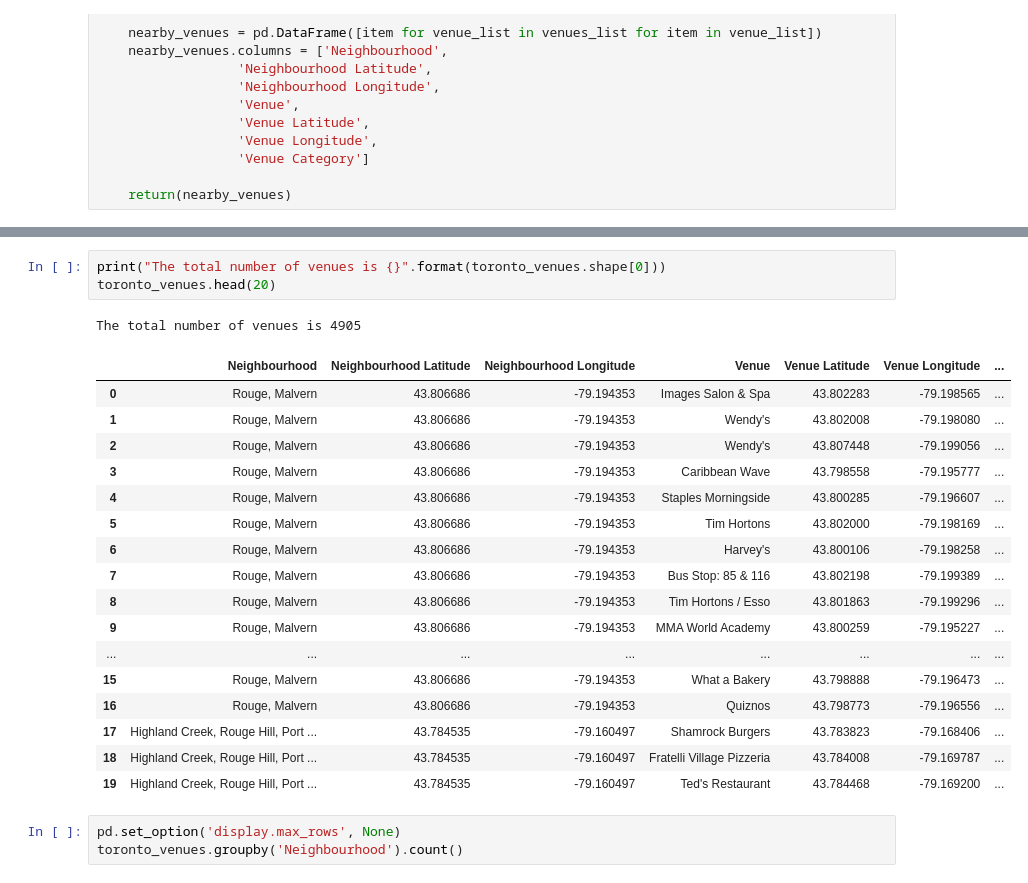
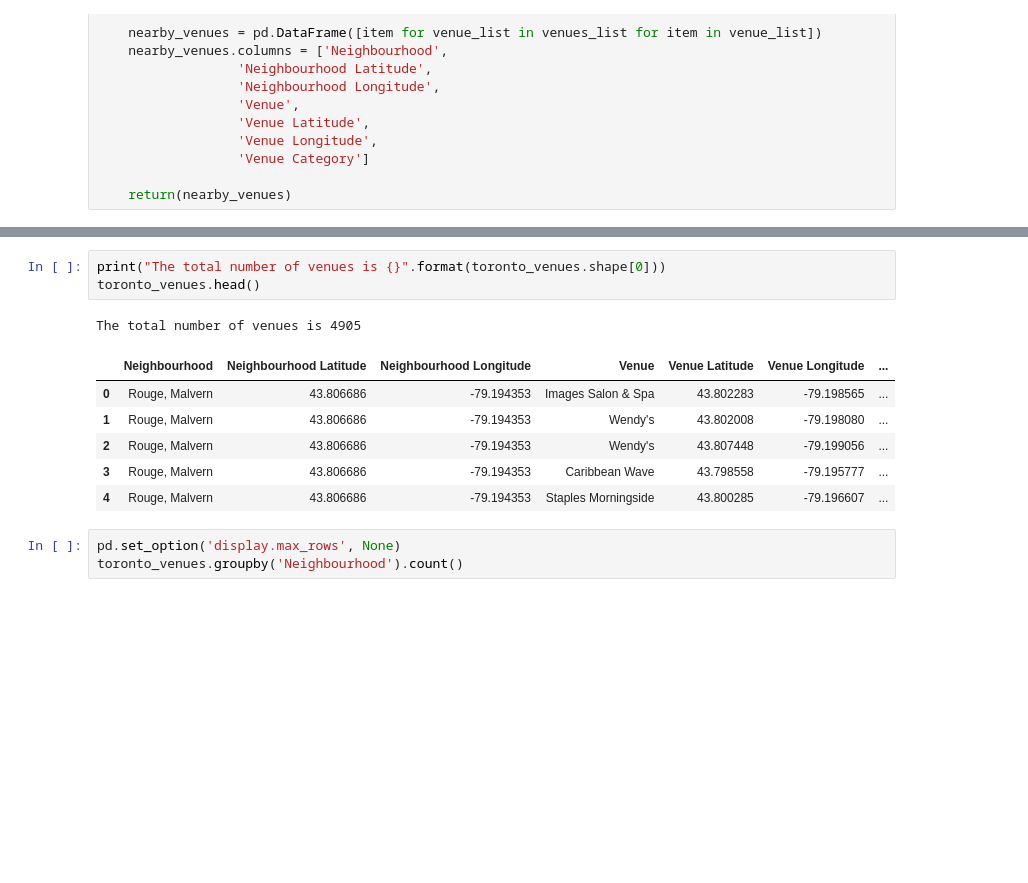
Before and after one commit to gegdd/Coursera_Capstone, a Jupyter notebook: DS_Capstone_Segmenting_Clustering.ipynb, the cells around one changed output, grey strips where cells are left out. Cells and saved outputs as stored; diff of their text form; blank space fills up the shorter version.

```diff
--- a/DS_Capstone_Segmenting_Clustering.ipynb
+++ b/DS_Capstone_Segmenting_Clustering.ipynb
@@ -443,26 +443,15 @@ Albion Gardens, Beaumond Heights, Humbergate, Jamestown, Mount Olive, Silverston
 Northwest
 # %%
 print("The total number of venues is {}".format(toronto_venues.shape[0]))
-toronto_venues.head(20)
+toronto_venues.head()
 # %% [output]
 The total number of venues is 4905
 |  | Neighbourhood | Neighbourhood Latitude | Neighbourhood Longitude | Venue | Venue Latitude | Venue Longitude | ... |
 | 0 | Rouge, Malvern | 43.806686 | -79.194353 | Images Salon & Spa | 43.802283 | -79.198565 | ... |
 | 1 | Rouge, Malvern | 43.806686 | -79.194353 | Wendy's | 43.802008 | -79.198080 | ... |
 | 2 | Rouge, Malvern | 43.806686 | -79.194353 | Wendy's | 43.807448 | -79.199056 | ... |
 | 3 | Rouge, Malvern | 43.806686 | -79.194353 | Caribbean Wave | 43.798558 | -79.195777 | ... |
 | 4 | Rouge, Malvern | 43.806686 | -79.194353 | Staples Morningside | 43.800285 | -79.196607 | ... |
-| 5 | Rouge, Malvern | 43.806686 | -79.194353 | Tim Hortons | 43.802000 | -79.198169 | ... |
-| 6 | Rouge, Malvern | 43.806686 | -79.194353 | Harvey's | 43.800106 | -79.198258 | ... |
-| 7 | Rouge, Malvern | 43.806686 | -79.194353 | Bus Stop: 85 & 116 | 43.802198 | -79.199389 | ... |
-| 8 | Rouge, Malvern | 43.806686 | -79.194353 | Tim Hortons / Esso | 43.801863 | -79.199296 | ... |
-| 9 | Rouge, Malvern | 43.806686 | -79.194353 | MMA World Academy | 43.800259 | -79.195227 | ... |
-| ... | ... | ... | ... | ... | ... | ... | ... |
-| 15 | Rouge, Malvern | 43.806686 | -79.194353 | What a Bakery | 43.798888 | -79.196473 | ... |
-| 16 | Rouge, Malvern | 43.806686 | -79.194353 | Quiznos | 43.798773 | -79.196556 | ... |
-| 17 | Highland Creek, Rouge Hill, Port ... | 43.784535 | -79.160497 | Shamrock Burgers | 43.783823 | -79.168406 | ... |
-| 18 | Highland Creek, Rouge Hill, Port ... | 43.784535 | -79.160497 | Fratelli Village Pizzeria | 43.784008 | -79.169787 | ... |
-| 19 | Highland Creek, Rouge Hill, Port ... | 43.784535 | -79.160497 | Ted's Restaurant | 43.784468 | -79.169200 | ... |
 # %%
 pd.set_option('display.max_rows', None)
 toronto_venues.groupby('Neighbourhood').count()
```
Also changed, not shown: parts of 12 cells of this notebook, 2 other files.
